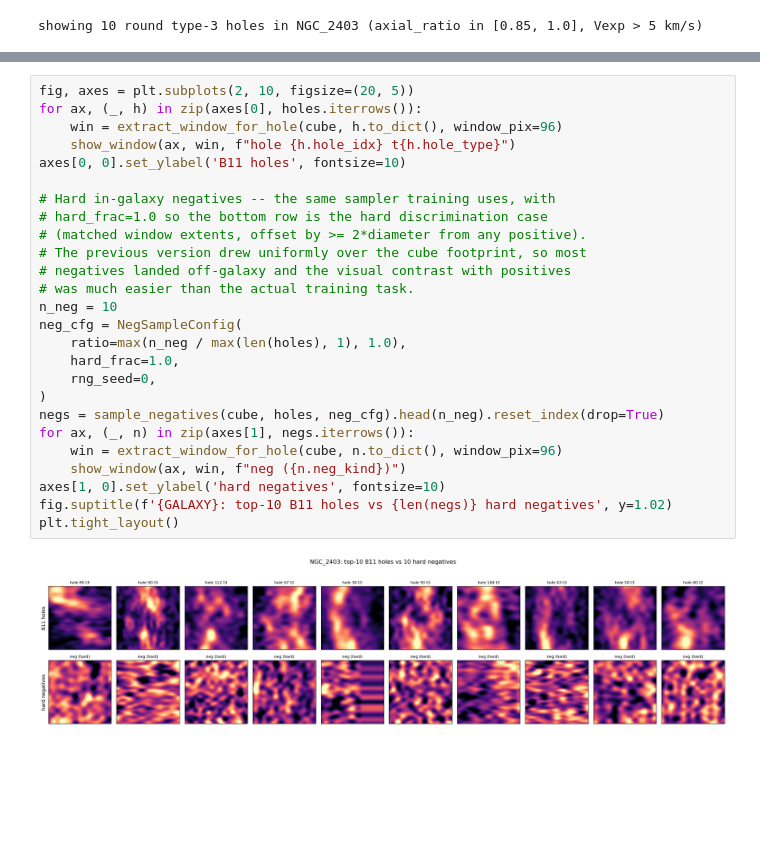
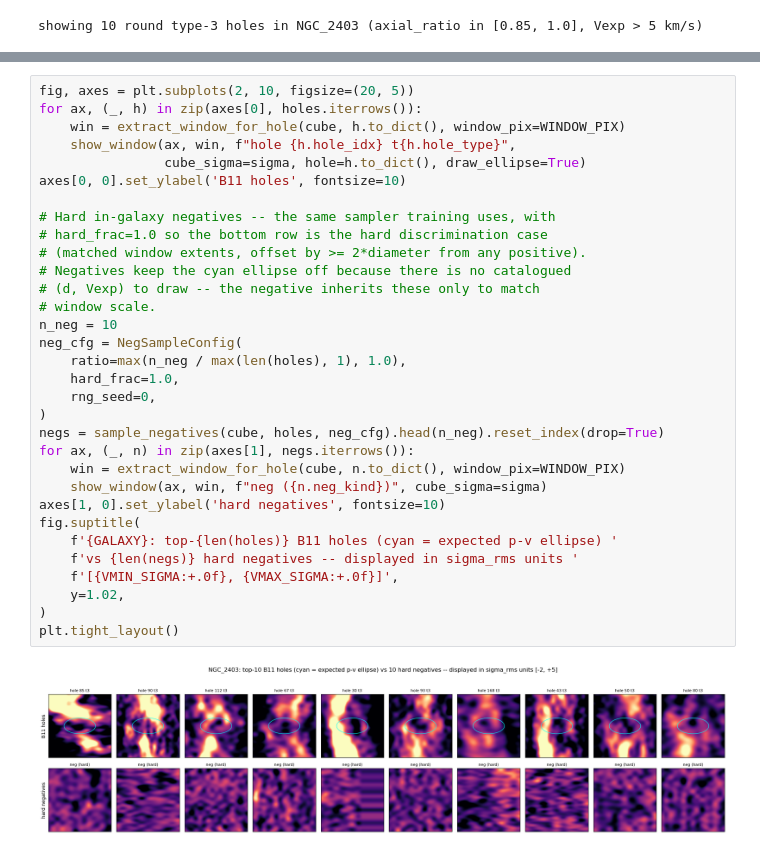
Before and after one commit to jorodgrz/HIShells, a Jupyter notebook: notebooks/03_pvcut_examples.ipynb, the cells around one changed output, grey strips where cells are left out. Drawn from its saved outputs; the diff is of its cells as text; blank space fills up the shorter version.

```diff
--- a/notebooks/03_pvcut_examples.ipynb
+++ b/notebooks/03_pvcut_examples.ipynb
@@ -77,31 +138,37 @@ def show_window(ax, win, title, vmin=None, vmax=None):
 # %%
 fig, axes = plt.subplots(2, 10, figsize=(20, 5))
 for ax, (_, h) in zip(axes[0], holes.iterrows()):
-    win = extract_window_for_hole(cube, h.to_dict(), window_pix=96)
-    show_window(ax, win, f"hole {h.hole_idx} t{h.hole_type}")
+    win = extract_window_for_hole(cube, h.to_dict(), window_pix=WINDOW_PIX)
+    show_window(ax, win, f"hole {h.hole_idx} t{h.hole_type}",
+                cube_sigma=sigma, hole=h.to_dict(), draw_ellipse=True)
 axes[0, 0].set_ylabel('B11 holes', fontsize=10)
 
 # Hard in-galaxy negatives -- the same sampler training uses, with
 # hard_frac=1.0 so the bottom row is the hard discrimination case
 # (matched window extents, offset by >= 2*diameter from any positive).
-# The previous version drew uniformly over the cube footprint, so most
-# negatives landed off-galaxy and the visual contrast with positives
-# was much easier than the actual training task.
+# Negatives keep the cyan ellipse off because there is no catalogued
+# (d, Vexp) to draw -- the negative inherits these only to match
+# window scale.
 n_neg = 10
 neg_cfg = NegSampleConfig(
     ratio=max(n_neg / max(len(holes), 1), 1.0),
     hard_frac=1.0,
     rng_seed=0,
 )
 negs = sample_negatives(cube, holes, neg_cfg).head(n_neg).reset_index(drop=True)
 for ax, (_, n) in zip(axes[1], negs.iterrows()):
-    win = extract_window_for_hole(cube, n.to_dict(), window_pix=96)
-    show_window(ax, win, f"neg ({n.neg_kind})")
+    win = extract_window_for_hole(cube, n.to_dict(), window_pix=WINDOW_PIX)
+    show_window(ax, win, f"neg ({n.neg_kind})", cube_sigma=sigma)
 axes[1, 0].set_ylabel('hard negatives', fontsize=10)
-fig.suptitle(f'{GALAXY}: top-10 B11 holes vs {len(negs)} hard negatives', y=1.02)
+fig.suptitle(
+    f'{GALAXY}: top-{len(holes)} B11 holes (cyan = expected p-v ellipse) '
+    f'vs {len(negs)} hard negatives -- displayed in sigma_rms units '
+    f'[{VMIN_SIGMA:+.0f}, {VMAX_SIGMA:+.0f}]',
+    y=1.02,
+)
 plt.tight_layout()
 # %% [output]
-[figure, old version]
+[figure, new version]
 # %% [markdown]
 ## Pass criterion
 
```
Also changed, not shown: parts of 3 cells of this notebook.
